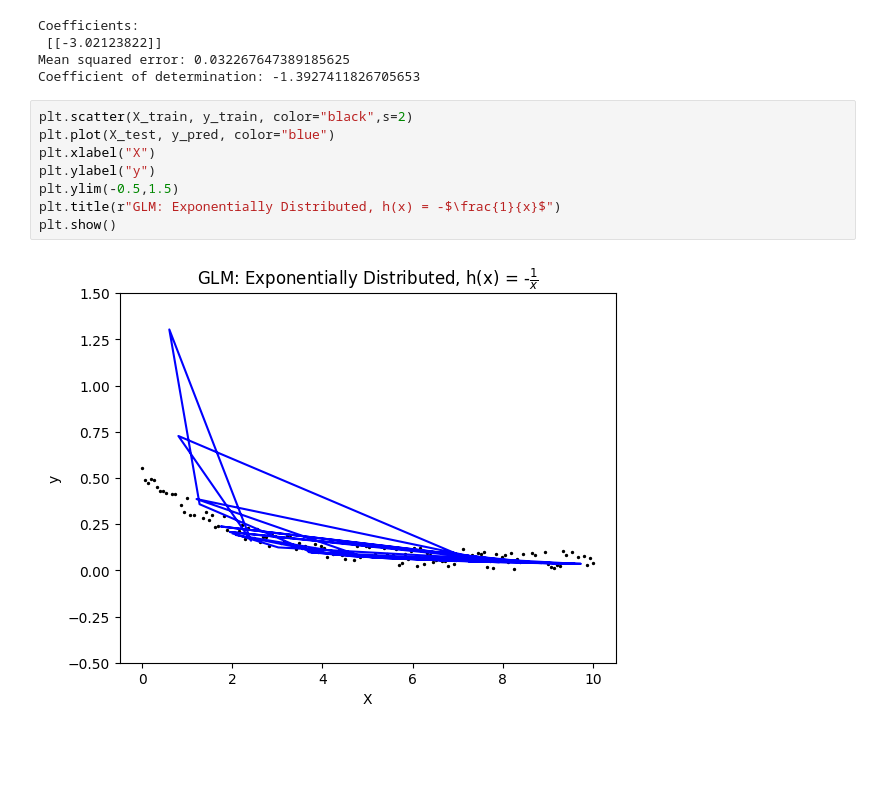
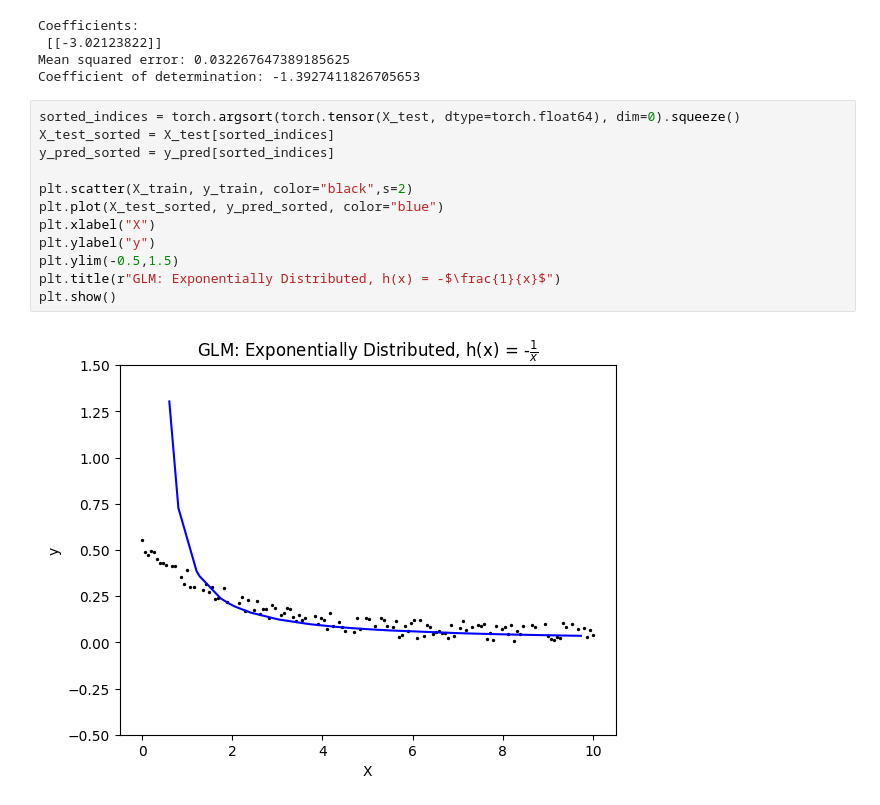
Before and after one commit to kyleosung/Stats_3AT3_Final_Project, a Jupyter notebook: glm_1Var_exp.ipynb, the cells around one changed output. Saved outputs shown, nothing was run; the diff lists cells and outputs as text; blank space fills up the shorter version.

```diff
--- a/glm_1Var_exp.ipynb
+++ b/glm_1Var_exp.ipynb
@@ -60,12 +60,16 @@ Coefficients:
 Mean squared error: 0.032267647389185625
 Coefficient of determination: -1.3927411826705653
 # %%
+sorted_indices = torch.argsort(torch.tensor(X_test, dtype=torch.float64), dim=0).squeeze()
+X_test_sorted = X_test[sorted_indices]
+y_pred_sorted = y_pred[sorted_indices]
+
 plt.scatter(X_train, y_train, color="black",s=2)
-plt.plot(X_test, y_pred, color="blue")
+plt.plot(X_test_sorted, y_pred_sorted, color="blue")
 plt.xlabel("X")
 plt.ylabel("y")
 plt.ylim(-0.5,1.5)
 plt.title(r"GLM: Exponentially Distributed, h(x) = -$\frac{1}{x}$")
 plt.show()
 # %% [output]
-[figure, old version]
+[figure, new version]
```
